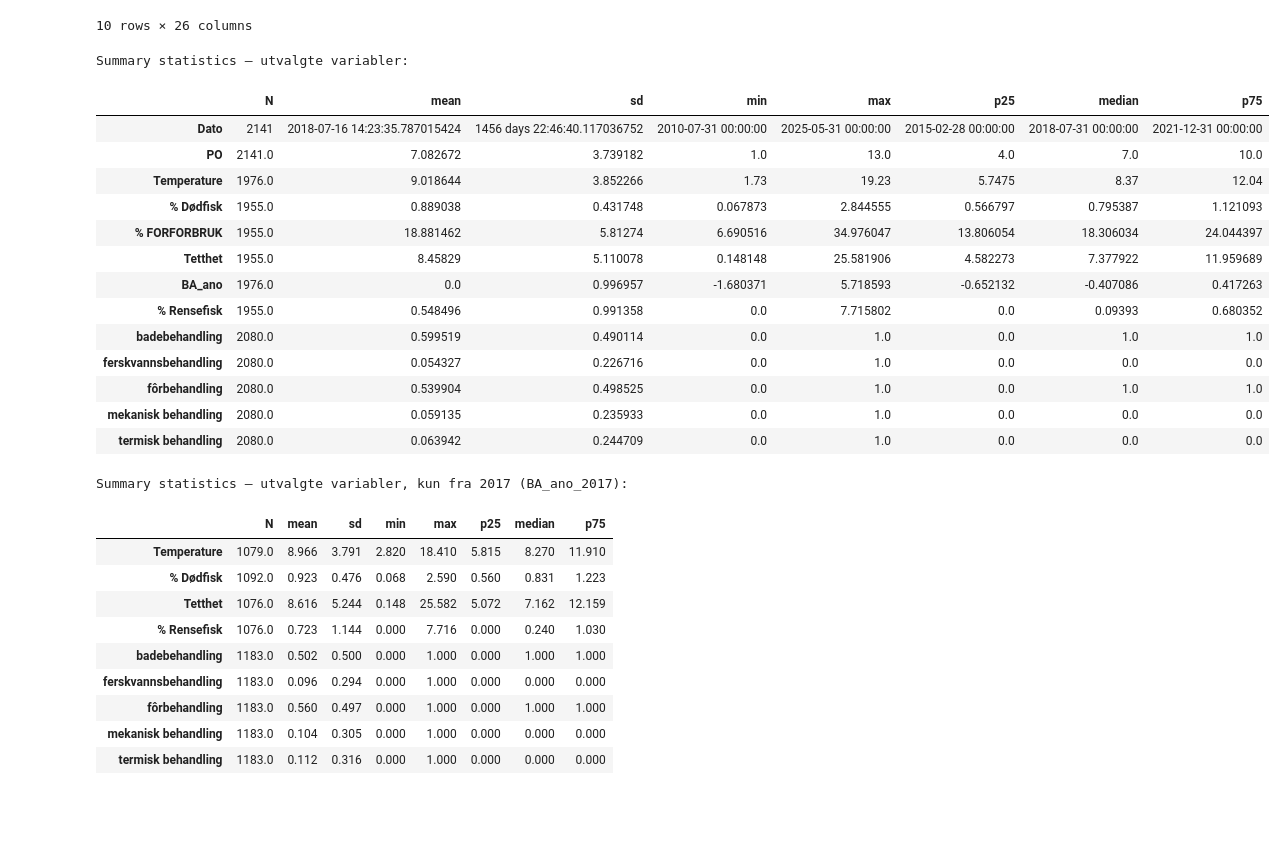
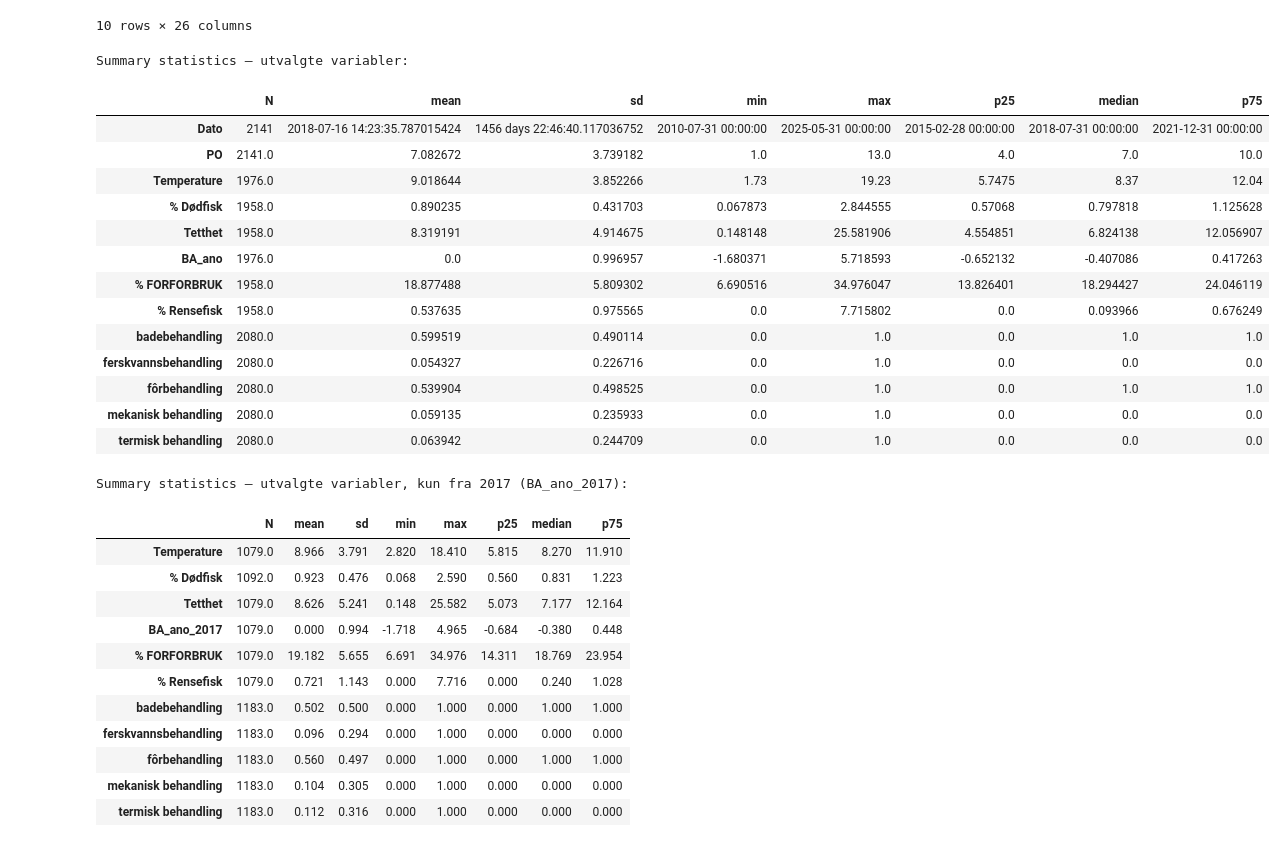
Before and after one commit to kavlikaviar/Bachelor, a Jupyter notebook: dataframe_samlet.ipynb, the cells around one changed output. Cells and saved outputs as stored; diff of their text form; code cells hidden in the pictures; blank space fills up the shorter version.

```diff
--- a/dataframe_samlet.ipynb
+++ b/dataframe_samlet.ipynb
@@ -1495,11 +1452,18 @@ import pandas as pd
 import numpy as np
 
 # Antar at df_biostat_tot er DataFrame du vil oppsummere
+df_total = pd.read_csv("data/processed/samlet_data.csv", sep=",", decimal=".", na_values=["(null)"], low_memory=False)
 df_total = df_total.copy()
+df_total['Dato'] = pd.to_datetime(df_total['Dato'])
+
+# Filtrer til ønsket periode først (hvis ikke allerede gjort)
+df_total = df_total.copy()
+# Lag månedsslutt-dato
+df_total["Dato"] = df_total["Dato"] + pd.offsets.MonthEnd(0)
 
 # Spesifiser kolonner du vil ha med
 wanted_cols = [
-    "Dato","PO","Temperature", "% Dødfisk", "% FORFORBRUK", "Tetthet", "BA_ano",
+    "Dato","PO","Temperature", "% Dødfisk", "Tetthet", "BA_ano", "% FORFORBRUK",
     "% Rensefisk", "badebehandling", "ferskvannsbehandling",
     "fôrbehandling", "mekanisk behandling", "termisk behandling"
     ]
@@ -1508,38 +1472,38 @@ wanted_cols = [
 cols = [col for col in wanted_cols if col in df_total.columns]
 
 # Lag summary statistics
 summary = df_total[cols].agg(['count', 'mean', 'std', 'min', 'max', 'median']).T
 summary['p25'] = df_total[cols].quantile(0.25)
 summary['p75'] = df_total[cols].quantile(0.75)
 
 # Reorganiser og rund av
 summary = summary[['count', 'mean', 'std', 'min', 'max', 'p25', 'median', 'p75']]
 summary = summary.round(3)
 summary = summary.rename(columns={
     'count': 'N',
     'std': 'sd',
     'p25': 'p25'
 })
 
 
 # og lagre til CSV
 output_file = "/Users/eirikkloosterman/Documents/bachelor/Bachelor/data/processed/summary_statistics.csv"
 df_total[cols].to_csv(output_file, sep=";", index=True)
 summary = summary.dropna()
 
 print("Summary statistics – utvalgte variabler:")
 display(summary)
 # %% [output]
 Summary statistics – utvalgte variabler:
 |  | N | mean | sd | min | max | p25 | median | p75 |
 | Dato | 2141 | 2018-07-16 14:23:35.787015424 | 1456 days 22:46:40.117036752 | 2010-07-31 00:00:00 | 2025-05-31 00:00:00 | 2015-02-28 00:00:00 | 2018-07-31 00:00:00 | 2021-12-31 00:00:00 |
 | PO | 2141.0 | 7.082672 | 3.739182 | 1.0 | 13.0 | 4.0 | 7.0 | 10.0 |
 | Temperature | 1976.0 | 9.018644 | 3.852266 | 1.73 | 19.23 | 5.7475 | 8.37 | 12.04 |
-| % Dødfisk | 1955.0 | 0.889038 | 0.431748 | 0.067873 | 2.844555 | 0.566797 | 0.795387 | 1.121093 |
-| % FORFORBRUK | 1955.0 | 18.881462 | 5.81274 | 6.690516 | 34.976047 | 13.806054 | 18.306034 | 24.044397 |
-| Tetthet | 1955.0 | 8.45829 | 5.110078 | 0.148148 | 25.581906 | 4.582273 | 7.377922 | 11.959689 |
+| % Dødfisk | 1958.0 | 0.890235 | 0.431703 | 0.067873 | 2.844555 | 0.57068 | 0.797818 | 1.125628 |
+| Tetthet | 1958.0 | 8.319191 | 4.914675 | 0.148148 | 25.581906 | 4.554851 | 6.824138 | 12.056907 |
 | BA_ano | 1976.0 | 0.0 | 0.996957 | -1.680371 | 5.718593 | -0.652132 | -0.407086 | 0.417263 |
-| % Rensefisk | 1955.0 | 0.548496 | 0.991358 | 0.0 | 7.715802 | 0.0 | 0.09393 | 0.680352 |
+| % FORFORBRUK | 1958.0 | 18.877488 | 5.809302 | 6.690516 | 34.976047 | 13.826401 | 18.294427 | 24.046119 |
+| % Rensefisk | 1958.0 | 0.537635 | 0.975565 | 0.0 | 7.715802 | 0.0 | 0.093966 | 0.676249 |
 | badebehandling | 2080.0 | 0.599519 | 0.490114 | 0.0 | 1.0 | 0.0 | 1.0 | 1.0 |
 | ferskvannsbehandling | 2080.0 | 0.054327 | 0.226716 | 0.0 | 1.0 | 0.0 | 0.0 | 0.0 |
 | fôrbehandling | 2080.0 | 0.539904 | 0.498525 | 0.0 | 1.0 | 0.0 | 1.0 | 1.0 |
@@ -1550,10 +1514,14 @@ import pandas as pd
 import numpy as np
 
 # Sørg for at Dato er datetime
+df_filtered = pd.read_csv("/Users/eirikkloosterman/Documents/bachelor/Bachelor/data/processed/samlet_data_fra_2017.csv")
 df_filtered['Dato'] = pd.to_datetime(df_filtered['Dato'])
 
 # Filtrer til ønsket periode først (hvis ikke allerede gjort)
-df_month_2017 = df_month[df_month["Dato"] >= "2017-01-01"].copy()
+df_month_2017 = df_filtered.copy()
+# Lag månedsslutt-dato
+df_month_2017["Dato"] = df_month_2017["Dato"] + pd.offsets.MonthEnd(0)
+# Filtrer til ønsket periode
 
 # Beregn langtidsmiddel og std for denne perioden
 stats_2017 = (
@@ -1583,7 +1551,7 @@ df_filtered = pd.merge(
 
 # Spesifiser kolonner du vil ha med
 wanted_cols = [
-    "Temperature", "% Dødfisk", "% Forforbruk", "Tetthet", "BA_ano_2017",
+    "Temperature", "% Dødfisk", "% Forforbruk", "Tetthet", "BA_ano_2017","% FORFORBRUK",
     "% Rensefisk", "badebehandling", "ferskvannsbehandling",
     "fôrbehandling", "mekanisk behandling", "termisk behandling"
 ]
@@ -1612,8 +1580,10 @@ Summary statistics – utvalgte variabler, kun fra 2017 (BA_ano_2017):
 |  | N | mean | sd | min | max | p25 | median | p75 |
 | Temperature | 1079.0 | 8.966 | 3.791 | 2.820 | 18.410 | 5.815 | 8.270 | 11.910 |
 | % Dødfisk | 1092.0 | 0.923 | 0.476 | 0.068 | 2.590 | 0.560 | 0.831 | 1.223 |
-| Tetthet | 1076.0 | 8.616 | 5.244 | 0.148 | 25.582 | 5.072 | 7.162 | 12.159 |
-| % Rensefisk | 1076.0 | 0.723 | 1.144 | 0.000 | 7.716 | 0.000 | 0.240 | 1.030 |
+| Tetthet | 1079.0 | 8.626 | 5.241 | 0.148 | 25.582 | 5.073 | 7.177 | 12.164 |
+| BA_ano_2017 | 1079.0 | 0.000 | 0.994 | -1.718 | 4.965 | -0.684 | -0.380 | 0.448 |
+| % FORFORBRUK | 1079.0 | 19.182 | 5.655 | 6.691 | 34.976 | 14.311 | 18.769 | 23.954 |
+| % Rensefisk | 1079.0 | 0.721 | 1.143 | 0.000 | 7.716 | 0.000 | 0.240 | 1.028 |
 | badebehandling | 1183.0 | 0.502 | 0.500 | 0.000 | 1.000 | 0.000 | 1.000 | 1.000 |
 | ferskvannsbehandling | 1183.0 | 0.096 | 0.294 | 0.000 | 1.000 | 0.000 | 0.000 | 0.000 |
 | fôrbehandling | 1183.0 | 0.560 | 0.497 | 0.000 | 1.000 | 0.000 | 1.000 | 1.000 |
```
Also changed, not shown: parts of 9 cells of this notebook, 8 other files.
